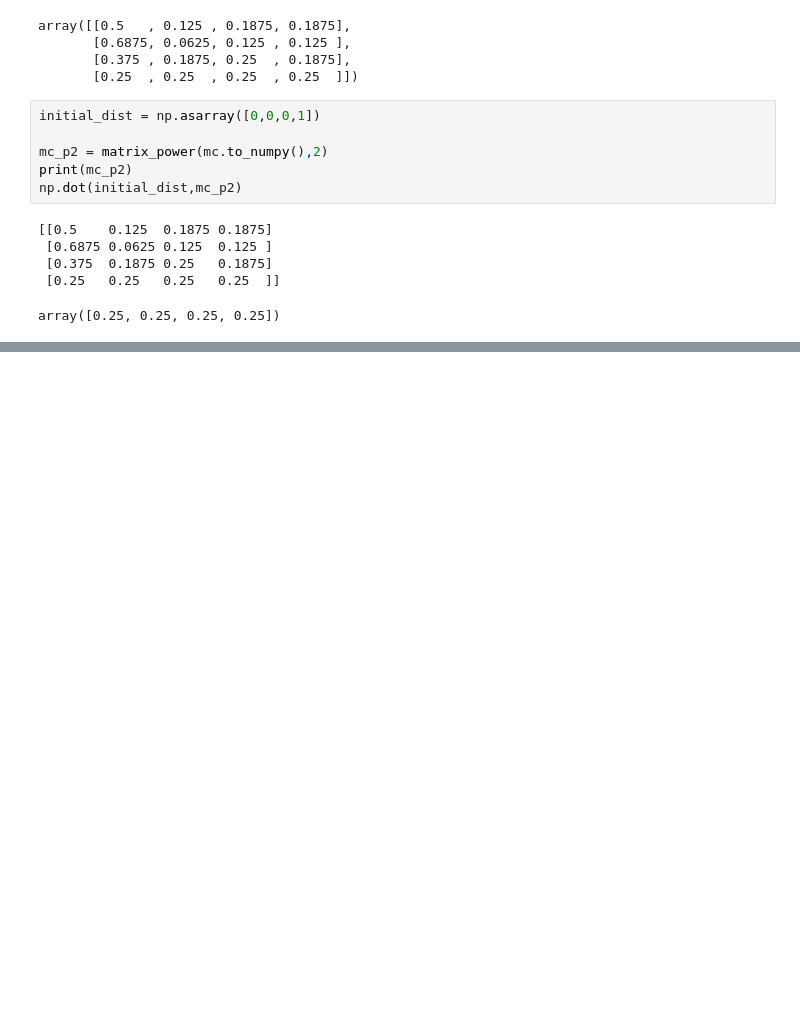
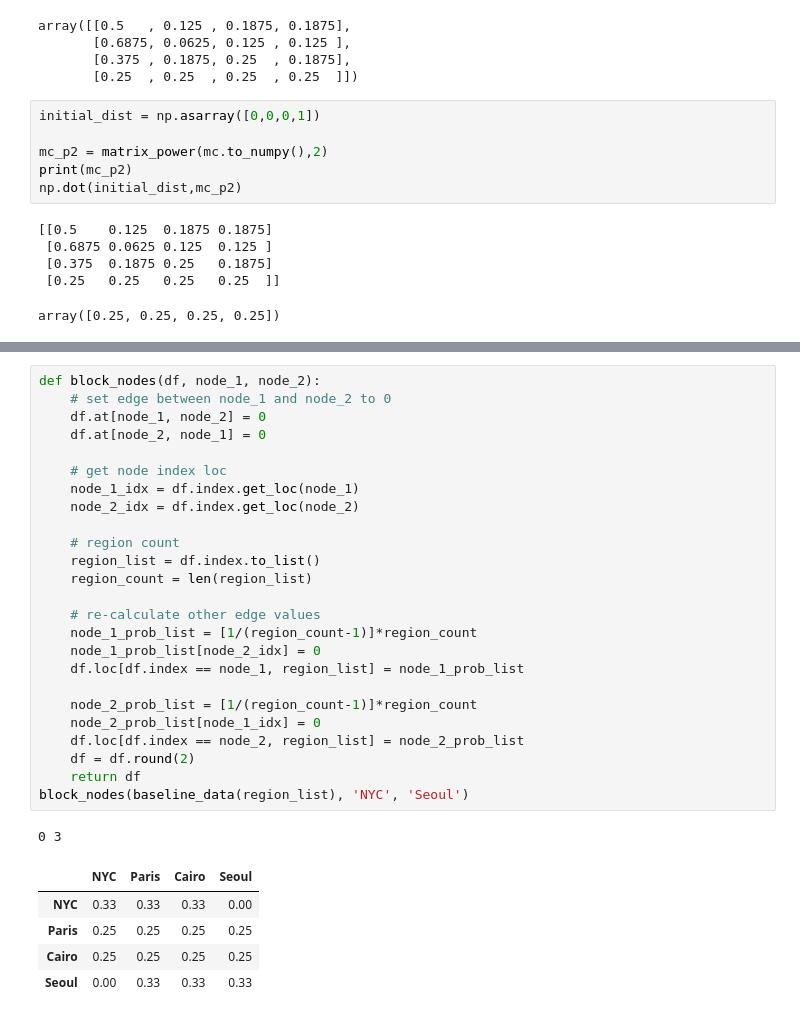
Before and after one commit to ardiantovn/markovchain, a Jupyter notebook: markovchain.ipynb, the cells around one changed output, grey strips where cells are left out. Cells and saved outputs as stored; diff of their text form; blank space fills up the shorter version.

Commit message:
feat: add block nodes

```diff
--- a/markovchain.ipynb
+++ b/markovchain.ipynb
@@ -202,0 +210,32 @@ Image(gif_img)
+# %%
+def block_nodes(df, node_1, node_2):
+    # set edge between node_1 and node_2 to 0
+    df.at[node_1, node_2] = 0
+    df.at[node_2, node_1] = 0
+
+    # get node index loc
+    node_1_idx = df.index.get_loc(node_1)
+    node_2_idx = df.index.get_loc(node_2)
+
+    # region count
+    region_list = df.index.to_list()
+    region_count = len(region_list)
+
+    # re-calculate other edge values
+    node_1_prob_list = [1/(region_count-1)]*region_count
+    node_1_prob_list[node_2_idx] = 0
+    df.loc[df.index == node_1, region_list] = node_1_prob_list
+
+    node_2_prob_list = [1/(region_count-1)]*region_count
+    node_2_prob_list[node_1_idx] = 0
+    df.loc[df.index == node_2, region_list] = node_2_prob_list
+    df = df.round(2)
+    return df
+block_nodes(baseline_data(region_list), 'NYC', 'Seoul')
+# %% [output]
+0 3
+|  | NYC | Paris | Cairo | Seoul |
+| NYC | 0.33 | 0.33 | 0.33 | 0.00 |
+| Paris | 0.25 | 0.25 | 0.25 | 0.25 |
+| Cairo | 0.25 | 0.25 | 0.25 | 0.25 |
+| Seoul | 0.00 | 0.33 | 0.33 | 0.33 |
```
Also changed, not shown: parts of 2 cells of this notebook, 9 other files.
